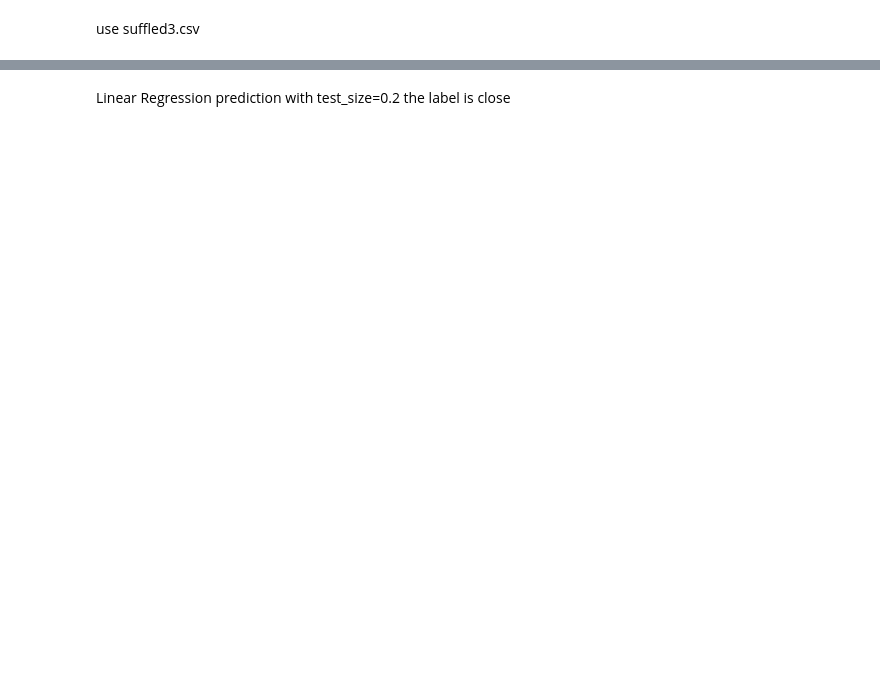
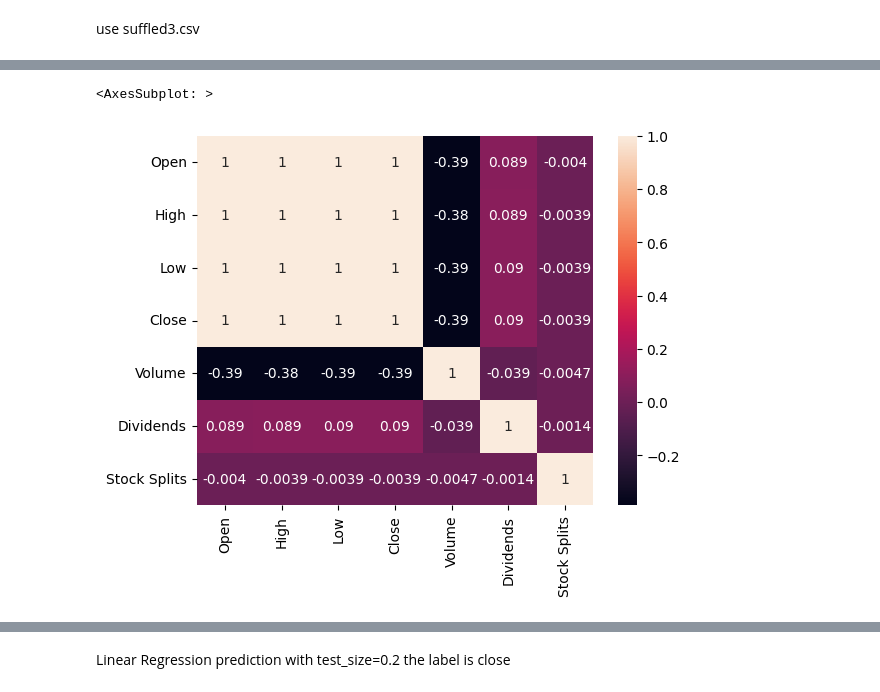
Before and after one commit to MapsaBootCamp/ML3_EXERCISE, a Jupyter notebook: exam7 without answer.ipynb, the cells around one changed output, grey strips where cells are left out. Drawn from its saved outputs; the diff is of its cells as text; code cells hidden in the pictures; blank space fills up the shorter version.

```diff
--- a/exam7 without answer.ipynb
+++ b/exam7 without answer.ipynb
@@ -36,0 +9,7 @@ use suffled3.csv
+# %%
+df = pd.read_csv("suffled3.csv",parse_dates=True,index_col="Date")
+df.sort_index(inplace=True,ascending=False)
+# df.shape
+# for i in range(7):
+#     print(df.iloc[:,i].dtypes,"\n")
+df
@@ -36,0 +31,5 @@ use suffled3.csv
+# %%
+sns.heatmap(df.corr(),annot=True)
+# %% [output]
+<AxesSubplot: >
+[figure, added]
```
Also changed, not shown: parts of 12 cells of this notebook.
